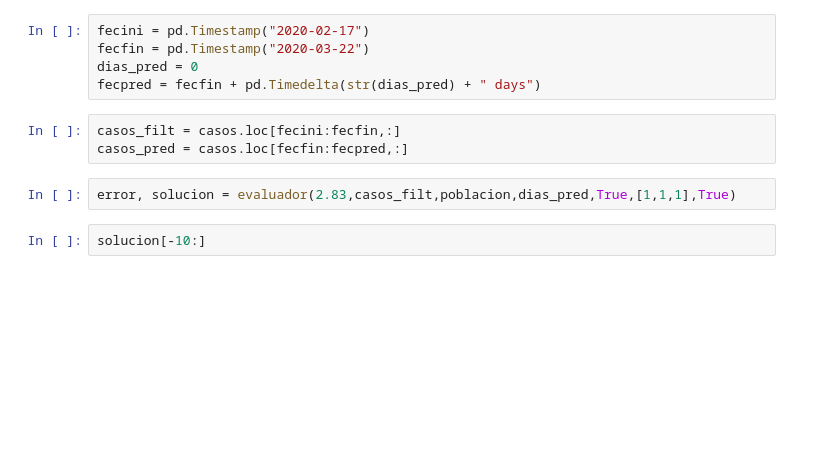
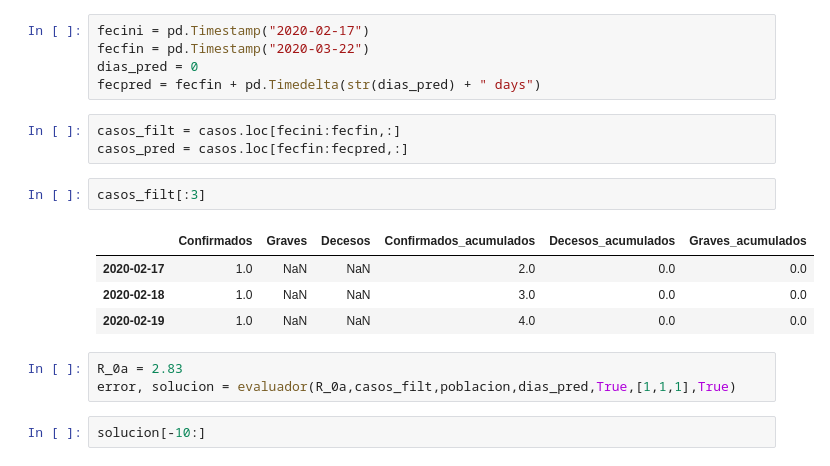
Before and after one commit to irvingfisica/covid_plots, a Jupyter notebook: modelo_CDMX.ipynb, the cells around one changed output. Drawn from its saved outputs; the diff is of its cells as text; blank space fills up the shorter version.

```diff
--- a/modelo_CDMX.ipynb
+++ b/modelo_CDMX.ipynb
@@ -387,8 +388,16 @@ fecpred = fecfin + pd.Timedelta(str(dias_pred) + " days")
 # %%
 casos_filt = casos.loc[fecini:fecfin,:]
 casos_pred = casos.loc[fecfin:fecpred,:]
+# %%
+casos_filt[:3]
+# %% [output]
+|  | Confirmados | Graves | Decesos | Confirmados_acumulados | Decesos_acumulados | Graves_acumulados |
+| 2020-02-17 | 1.0 | NaN | NaN | 2.0 | 0.0 | 0.0 |
+| 2020-02-18 | 1.0 | NaN | NaN | 3.0 | 0.0 | 0.0 |
+| 2020-02-19 | 1.0 | NaN | NaN | 4.0 | 0.0 | 0.0 |
 # %%
-error, solucion = evaluador(2.83,casos_filt,poblacion,dias_pred,True,[1,1,1],True)
+R_0a = 2.83
+error, solucion = evaluador(R_0a,casos_filt,poblacion,dias_pred,True,[1,1,1],True)
 # %%
 solucion[-10:]
 # %% [output]
```
Also changed, not shown: parts of 34 cells of this notebook, 3 other files.
